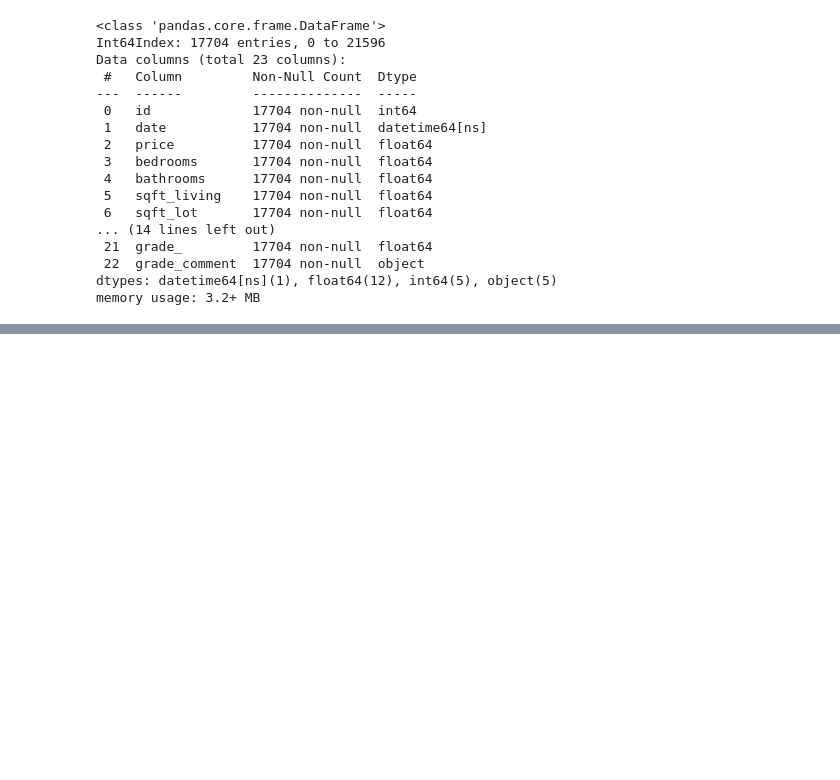
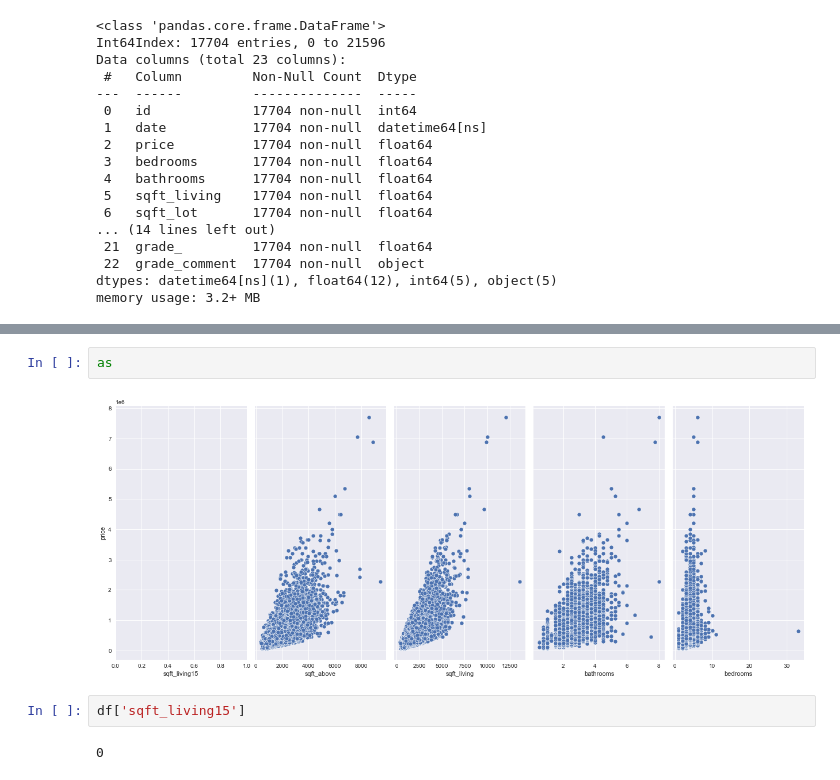
Before and after one commit to Agai-Beryl/Northwestern-County-Real-Estate-Price-Forecast, a Jupyter notebook: student.ipynb, the cells around one changed output, grey strips where cells are left out. Drawn from its saved outputs; the diff is of its cells as text; blank space fills up the shorter version.

```diff
--- a/student.ipynb
+++ b/student.ipynb
@@ -487,0 +650,8 @@ memory usage: 3.2+ MB
+# %%
+as
+# %% [output]
+[figure, added]
+# %%
+df['sqft_living15']
+# %% [output]
+0
```
Also changed, not shown: parts of 30 cells of this notebook.
